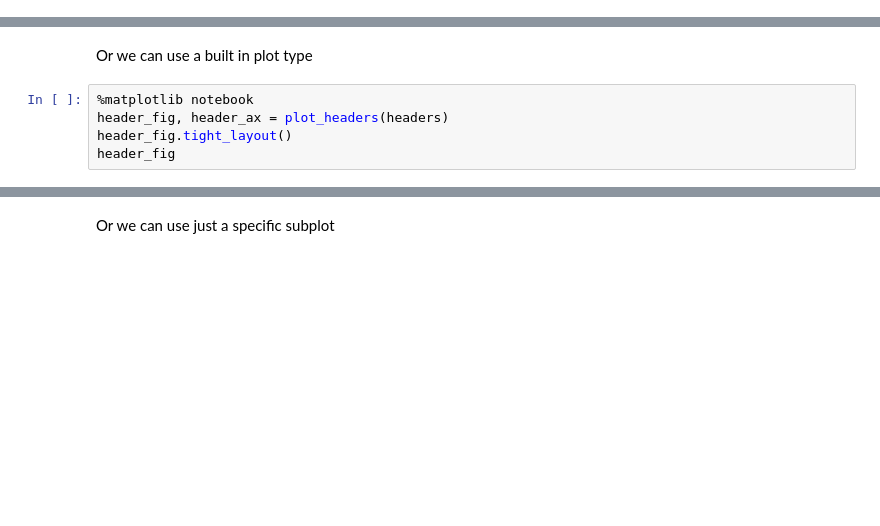
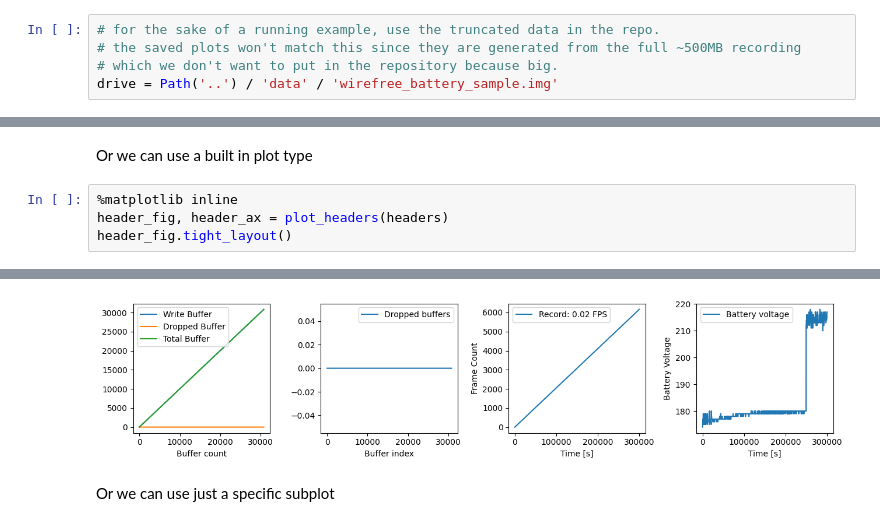
Before and after one commit to Aharoni-Lab/miniscope-io, a Jupyter notebook: notebooks/plot_headers.ipynb, the cells around one changed output, grey strips where cells are left out. Cells and saved outputs as stored; diff of their text form; blank space fills up the shorter version.

```diff
--- a/notebooks/plot_headers.ipynb
+++ b/notebooks/plot_headers.ipynb
@@ -16,0 +13,5 @@ sd = SDCard(drive=drive, layout = WireFreeSDLayout_Battery)
+# %%
+# for the sake of a running example, use the truncated data in the repo.
+# the saved plots won't match this since they are generated from the full ~500MB recording
+# which we don't want to put in the repository because big.
+drive = Path('..') / 'data' / 'wirefree_battery_sample.img'
@@ -39,7 +48,7 @@ headers.plot('timestamp', 'battery_voltage')
 # %% [markdown]
 Or we can use a built in plot type
 # %%
-%matplotlib notebook
+%matplotlib inline
 header_fig, header_ax = plot_headers(headers)
 header_fig.tight_layout()
-header_fig
+# %% [output]
@@ -46,3 +57,4 @@ header_fig
+[figure, added]
 # %% [markdown]
 Or we can use just a specific subplot
 # %%
```
Also changed, not shown: parts of 8 cells of this notebook, 1 other file.
